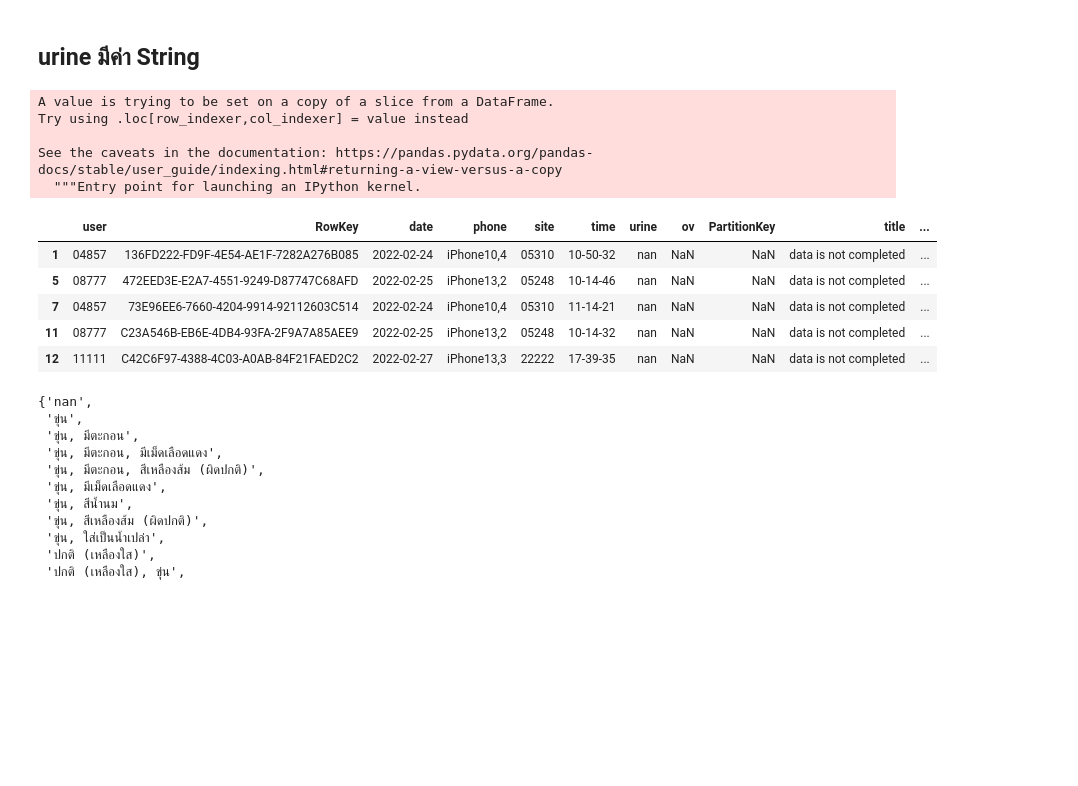
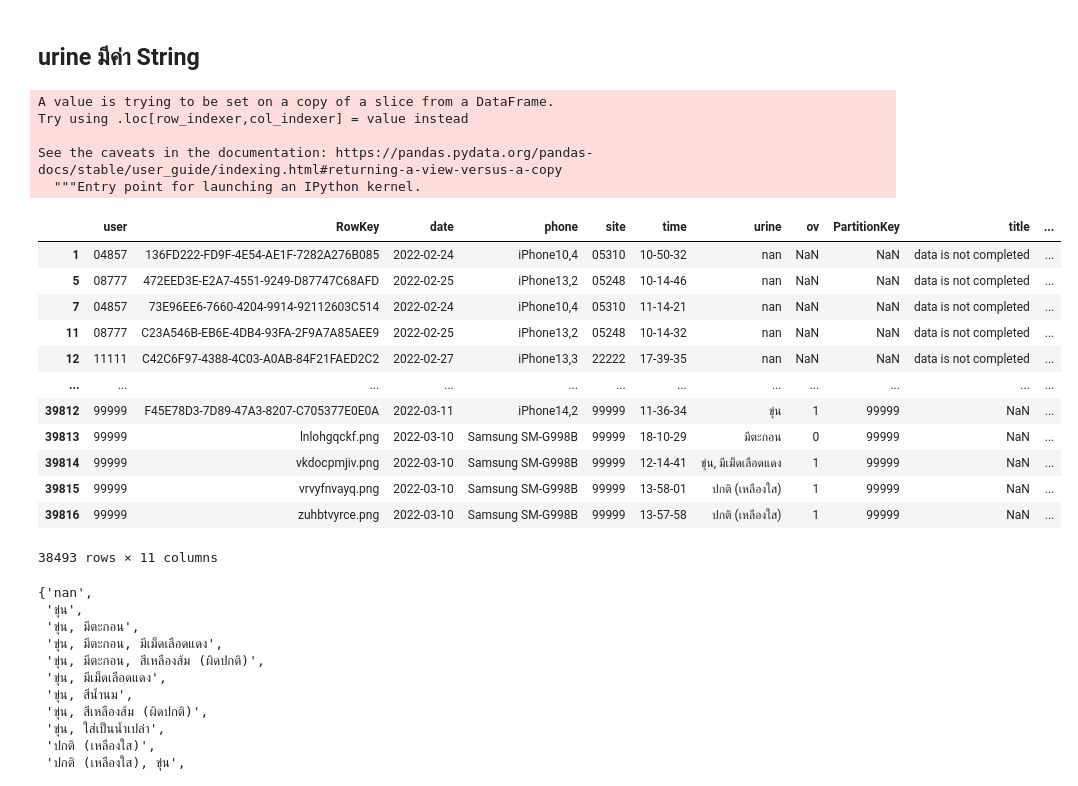
Before and after one commit to 6230204351/data_viz_2022, a Jupyter notebook: Final_Exam.ipynb, the cells around one changed output. Saved outputs shown, nothing was run; the diff lists cells and outputs as text; code cells hidden in the pictures; blank space fills up the shorter version.

```diff
--- a/Final_Exam.ipynb
+++ b/Final_Exam.ipynb
@@ -360,18 +381,25 @@ set(data_alldb['time'])
 # %% [markdown]
 ## urine มีค่า String
 # %%
-data_alldb['urine'] = data_alldb['urine'].astype('str')
-data_alldb.head()
+data_alldb['urine'] = data_alldb['urine'].astype('str') # ใช้คำสั่ง .astype เปลียนชนิดข้อมูลในคอลัมน์ urine เป็น String
+data_alldb
 # %% [output]
 A value is trying to be set on a copy of a slice from a DataFrame.
 Try using .loc[row_indexer,col_indexer] = value instead
 
 See the caveats in the documentation: https://pandas.pydata.org/pandas-docs/stable/user_guide/indexing.html#returning-a-view-versus-a-copy
   """Entry point for launching an IPython kernel.
 |  | user | RowKey | date | phone | site | time | urine | ov | PartitionKey | title | ... |
 | 1 | 04857 | 136FD222-FD9F-4E54-AE1F-7282A276B085 | 2022-02-24 | iPhone10,4 | 05310 | 10-50-32 | nan | NaN | NaN | data is not completed | ... |
 | 5 | 08777 | 472EED3E-E2A7-4551-9249-D87747C68AFD | 2022-02-25 | iPhone13,2 | 05248 | 10-14-46 | nan | NaN | NaN | data is not completed | ... |
 | 7 | 04857 | 73E96EE6-7660-4204-9914-92112603C514 | 2022-02-24 | iPhone10,4 | 05310 | 11-14-21 | nan | NaN | NaN | data is not completed | ... |
 | 11 | 08777 | C23A546B-EB6E-4DB4-93FA-2F9A7A85AEE9 | 2022-02-25 | iPhone13,2 | 05248 | 10-14-32 | nan | NaN | NaN | data is not completed | ... |
 | 12 | 11111 | C42C6F97-4388-4C03-A0AB-84F21FAED2C2 | 2022-02-27 | iPhone13,3 | 22222 | 17-39-35 | nan | NaN | NaN | data is not completed | ... |
+| ... | ... | ... | ... | ... | ... | ... | ... | ... | ... | ... | ... |
+| 39812 | 99999 | F45E78D3-7D89-47A3-8207-C705377E0E0A | 2022-03-11 | iPhone14,2 | 99999 | 11-36-34 | ขุ่น | 1 | 99999 | NaN | ... |
+| 39813 | 99999 | lnlohgqckf.png | 2022-03-10 | Samsung SM-G998B | 99999 | 18-10-29 | มีตะกอน | 0 | 99999 | NaN | ... |
+| 39814 | 99999 | vkdocpmjiv.png | 2022-03-10 | Samsung SM-G998B | 99999 | 12-14-41 | ขุ่น, มีเม็ดเลือดแดง | 1 | 99999 | NaN | ... |
+| 39815 | 99999 | vrvyfnvayq.png | 2022-03-10 | Samsung SM-G998B | 99999 | 13-58-01 | ปกติ (เหลืองใส) | 1 | 99999 | NaN | ... |
+| 39816 | 99999 | zuhbtvyrce.png | 2022-03-10 | Samsung SM-G998B | 99999 | 13-57-58 | ปกติ (เหลืองใส) | 1 | 99999 | NaN | ... |
+38493 rows × 11 columns
 # %%
```
Also changed, not shown: parts of 45 cells of this notebook.
